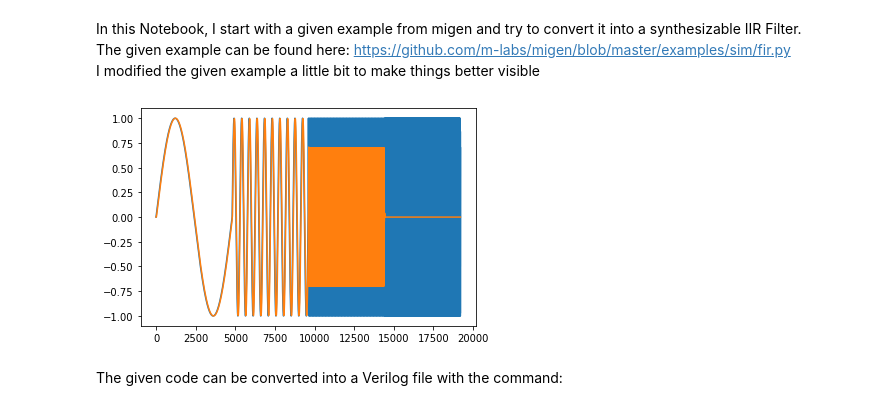
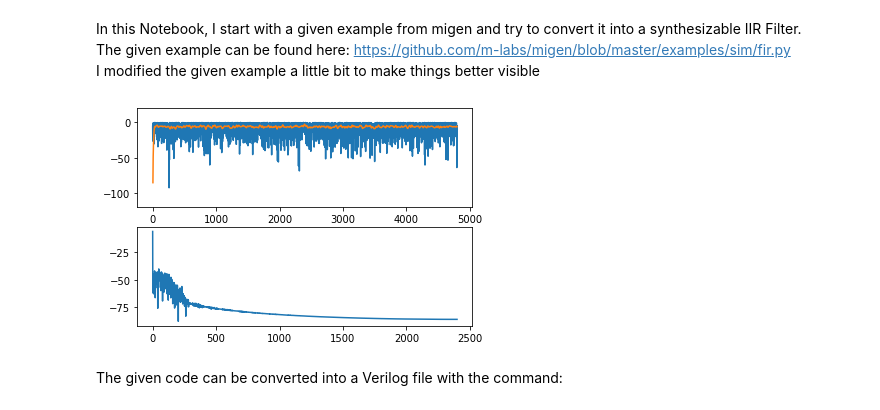
Before and after one commit to chipmuenk/dsp_nmigen, a Jupyter notebook: dsp_nmigen/FIR to IIR.ipynb, the cells around one changed output. Drawn from its saved outputs; the diff is of its cells as text; code cells hidden in the pictures.

Commit message:
improve display of plots (log. scale, noise test signal) Signed-off-by: Christian Münker <mail@chipmuenk.de>

```diff
--- a/dsp_nmigen/FIR to IIR.ipynb
+++ b/dsp_nmigen/FIR to IIR.ipynb
@@ -14,9 +14,9 @@ import matplotlib.pyplot as plt
 
 from migen import *
 from migen.fhdl import verilog
-import numpy
+import numpy as np
 
-sample = 4800       #Number of Samples
+N_samples = 4800       #Number of Samples
 Fs = 4800           #Sample Frequ
 fc = 100           #Cutoff Frequ
 w_c = 2*fc/Fs       #Digital Frequ
@@ -36,50 +36,76 @@ class FIR(Module):
         muls = []
         src = self.i
         for c in self.coef:
             sreg = Signal((self.wsize, True))
             self.sync += sreg.eq(src)
             src = sreg
             c_fp = int(c*2**(self.wsize - 1))
             muls.append(c_fp*sreg)
         sum_full = Signal((2*self.wsize-1, True))
         self.sync += sum_full.eq(reduce(add, muls))
         self.comb += self.o.eq(sum_full >> self.wsize-1)
 
 
-# A test bench for our FIR filter.
-# Generates a sine wave at the input and records the output.
-def fir_tb(dut, frequency, inputs, outputs):
-    f = 2**(dut.wsize - 1)
-    x = numpy.arange(sample)
-    for x in x:
-        y = 0.1*numpy.sin(2 * numpy.pi * frequency * x / Fs)
-        yield dut.i.eq(int(f*y))
+# Test benches for the FIR filter
+def fir_tb_sin(dut, frequency, inputs, outputs):
+    """ Generate a sine wave and records input samples and output response """
+    MSB = 2**(dut.wsize - 1)
+    n = np.arange(N_samples)
+    for x in n:
+        y = 0.1*np.sin(2 * np.pi * frequency * x / Fs)
+        yield dut.i.eq(int(MSB*y))
         inputs.append(y*10)
-        outputs.append((yield dut.o)/f*10)
+        outputs.append((yield dut.o)/MSB*10)
         yield
     yield
+
+def fir_tb_noi(dut, amplitude, inputs, outputs):
+    """ Generate uniformly distributed noise with max. `amplitude` and
+        record input samples and output response """
+    MSB = 2**(dut.wsize - 1)
+    n = np.arange(N_samples)
+    y = amplitude * np.random.rand(N_samples)
+    for x in n:
+        yield dut.i.eq(int(MSB*y[x]))
+        inputs.append(y[x]*10)
+        outputs.append((yield dut.o)/MSB*10)
+        yield
+    yield
+
 
 
 if __name__ == "__main__":
     # Compute filter coefficients with SciPy.
     #coef = signal.remez(30, [0, 0.1, 0.2, 0.4, 0.45, 0.5], [0, 1, 0])
     coef = signal.firwin(n, cutoff = w_c, window = "hanning", pass_zero='lowpass')
     #print(coef)
     # Simulate for different frequencies and concatenate
     # the results.
     in_signals = []
     out_signals = []
-    for frequency in [1,10,100,1000]:
-        dut = FIR(coef)
-        tb = fir_tb(dut, frequency, in_signals, out_signals)
-        run_simulation(dut, tb)
 
+
+#    for frequency in [1,10,100,1000]:
+#        dut = FIR(coef)
+#        tb = fir_tb_sin(dut, frequency, in_signals, out_signals)
+#        run_simulation(dut, tb)
+
+    dut = FIR(coef)
+    tb = fir_tb_noi(dut, 0.1, in_signals, out_signals)
+    run_simulation(dut, tb)
+
+    X = 20*np.log10(np.abs(np.fft.fft(in_signals))/N_samples)[:len(in_signals)//2]
+    Y = 20*np.log10(np.abs(np.fft.fft(out_signals))/N_samples)[:len(in_signals)//2]
+    f = np.fft.fftfreq(len(in_signals), 1/Fs)[:len(in_signals)//2]
     # Plot data from the input and output waveforms.
-    plt.plot(in_signals)
-    plt.plot(out_signals)
-    plt.show()
+    fig,ax = plt.subplots(2,1)
+    ax[0].plot(20*np.log10(np.abs(in_signals)))
+    ax[0].plot(20*np.log10(np.abs(out_signals)))
+    ax[0].set_ylim([-120,20])
+
+    ax[1].plot(f, Y)
 # %% [output]
-[figure, old version]
+[figure, new version]
 # %% [markdown]
 The given code can be converted into a Verilog file with the command:
 # %%
```
Also changed, not shown: parts of 3 cells of this notebook.
